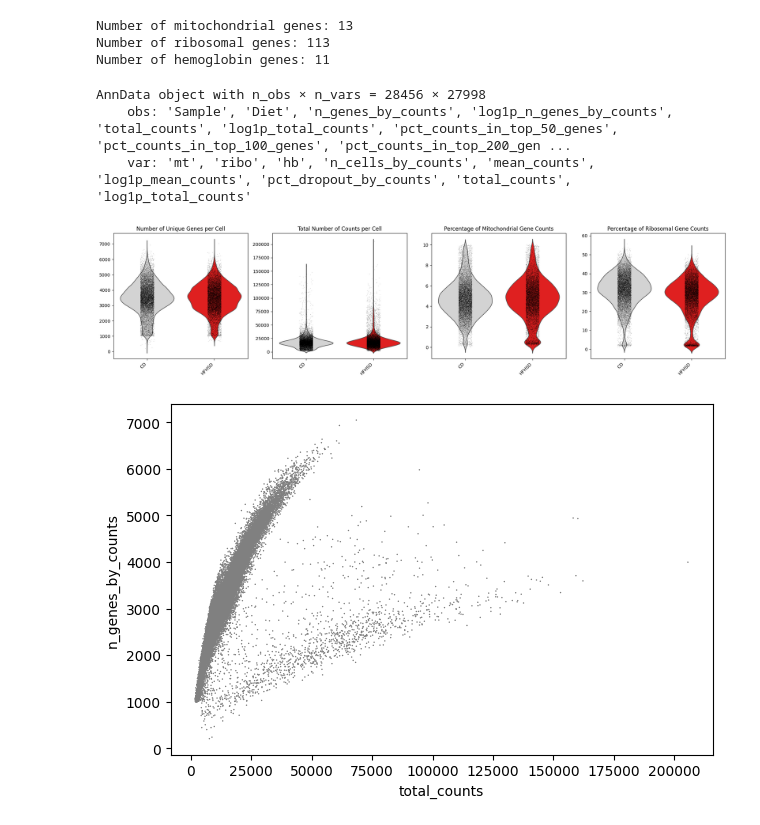
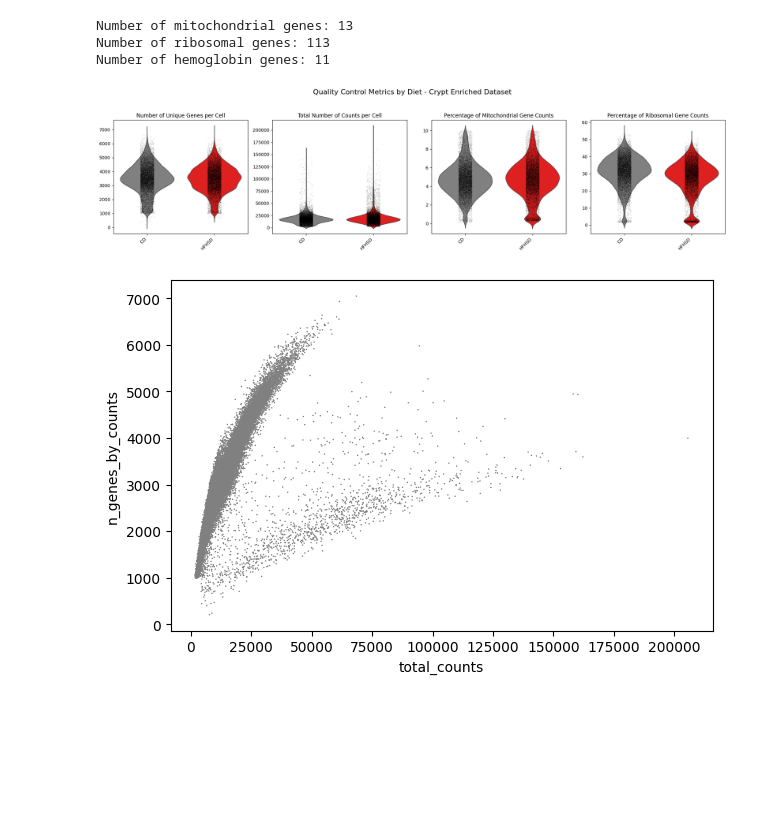
Before and after one commit to GlennRDx/scRNAseq-MSc-Analysis, a Jupyter notebook: upstream_analysis/crypt/preprocessing_and_umap.ipynb, the cells around one changed output. Cells and saved outputs as stored; diff of their text form; code cells hidden in the pictures; blank space fills up the shorter version.

```diff
--- a/upstream_analysis/crypt/preprocessing_and_umap.ipynb
+++ b/upstream_analysis/crypt/preprocessing_and_umap.ipynb
@@ -57,6 +55,9 @@ adata.obs.rename(columns={'sample': 'Sample'}, inplace=True)
 # Correct the naming of the diets
 adata.obs['Diet'] = adata.obs['Diet'].replace({'HFD': 'HFHSD'})
 
+# Set the Diet colours for plotting
+adata.uns['Diet_colors'] = ['grey', 'red']
+
 adata.obs
 # %% [output]
 |  | Sample | Diet |
@@ -94,12 +99,6 @@ Number of hemoglobin genes: 11
 # %%
 sc.pp.calculate_qc_metrics(
     adata, qc_vars=["mt", "ribo", "hb"], inplace=True, log1p=True)
-# %%
-adata
-# %% [output]
-AnnData object with n_obs × n_vars = 28456 × 27998
-    obs: 'Sample', 'Diet', 'n_genes_by_counts', 'log1p_n_genes_by_counts', 'total_counts', 'log1p_total_counts', 'pct_counts_in_top_50_genes', 'pct_counts_in_top_100_genes', 'pct_counts_in_top_200_gen ...
-    var: 'mt', 'ribo', 'hb', 'n_cells_by_counts', 'mean_counts', 'log1p_mean_counts', 'pct_dropout_by_counts', 'total_counts', 'log1p_total_counts'
 # %%
 # Plotting violin plots with overlaid scatter plots in one row, grouped by diet
 labels = ['Number of Unique Genes per Cell', 'Total Number of Counts per Cell', 'Percentage of Mitochondrial Gene Counts', 'Percentage of Ribosomal Gene Counts']
@@ -107,38 +106,35 @@ keys = ["n_genes_by_counts", "total_counts", "pct_counts_mt", "pct_counts_ribo"]
 
 fig, axes = plt.subplots(1, 4, figsize=(20, 5))
 
 # Add main title for the whole graph
 fig.suptitle('Quality Control Metrics by Diet - Crypt Enriched Dataset', fontsize=16, y=1.05)
 
-# Define color palette
-color_palette = {'CD': 'lightgrey', 'HFHSD': 'red'}
-
 for i, (label, key) in enumerate(zip(labels, keys)):
     ax = axes[i]
 
     # Create violin plot, grouped by diet
-    sns.violinplot(data=adata.obs, x='Diet', y=key, hue='Diet', ax=ax, inner=None, palette=color_palette, legend=False)
+    sns.violinplot(data=adata.obs, x='Diet', y=key, hue='Diet', ax=ax, inner=None, legend=False, palette=adata.uns['Diet_colors'])
 
     # Overlay scatter plot, grouped by diet
     sns.stripplot(data=adata.obs, x='Diet', y=key, ax=ax, size=0.4, jitter=True, dodge=False, legend=False, color='black')
 
     # Customize the plot
     ax.set_title(label)
     ax.set_ylabel(None)
     ax.set_xlabel(None)
 
     # Increase the number of y-axis ticks for the second plot (Total Number of Counts per Cell)
     if i == 1:
         ax.yaxis.set_major_locator(plt.MaxNLocator(10))
 
     # Rotate x-axis labels for better readability
     ax.set_xticks(ax.get_xticks())
     ax.set_xticklabels(ax.get_xticklabels(), rotation=45, ha='right')
 
 plt.tight_layout()
 plt.show()
 # %% [output]
-[figure, old version]
+[figure, new version]
 # %%
 sc.pl.scatter(adata, "total_counts", "n_genes_by_counts")
 # %% [output]
```
Also changed, not shown: parts of 23 cells of this notebook, 9 other files.
